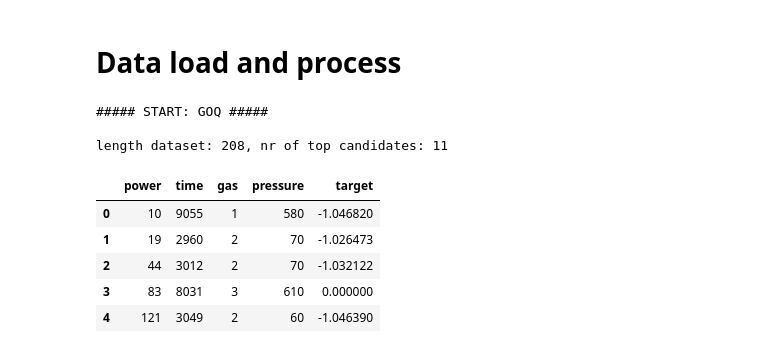
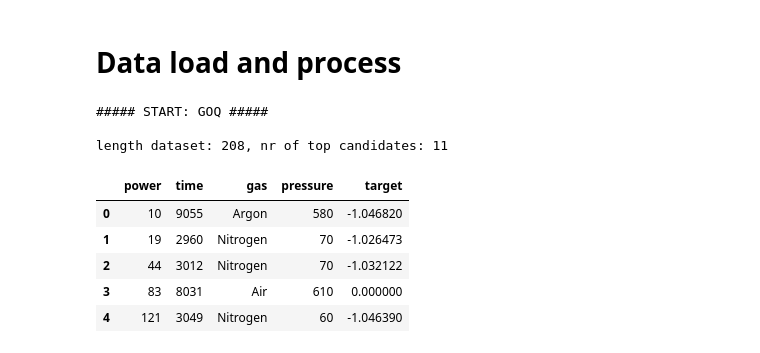
Before and after one commit to hududed/bayesian-materials-science-benchmarking, a Jupyter notebook: bayesian_materials_science_benchmarking/perf_viz.ipynb, the cells around one changed output. Cells and saved outputs as stored; diff of their text form; code cells hidden in the pictures.

```diff
--- a/bayesian_materials_science_benchmarking/perf_viz.ipynb
+++ b/bayesian_materials_science_benchmarking/perf_viz.ipynb
@@ -8,33 +8,33 @@ import math
 # %% [markdown]
 # Data load and process
 # %%
-dataset_name = 'GOQ'
+af_name, dataset_name = 'EI', 'GOQ'
 unique_ds, feature_name, objective_name = load_data(
     dataset_name, invert_y=True)
 
 print(f"##### START: {dataset_name} #####\n")
-unique_ds = categorical_to_int(
-    unique_ds, col_name='gas', categories=categories)
+# unique_ds = categorical_to_int(
+#     unique_ds, col_name='gas', categories=categories)
 X_feature = unique_ds[feature_name].values
 y = np.array(unique_ds[objective_name].values)
 n_dataset = len(unique_ds)
 # print(f"Number of data in set: {n_dataset}")
 
 # number of top candidates, currently using top 5% of total dataset size
 n_top = int(math.ceil(len(y)*.05))
 top_indices = list(unique_ds.sort_values(objective_name).head(n_top).index)
 print(f"length dataset: {n_dataset}, nr of top candidates: {n_top}")
 unique_ds.head()
 # %% [output]
 ##### START: GOQ #####
 
 length dataset: 208, nr of top candidates: 11
 |  | power | time | gas | pressure | target |
-| 0 | 10 | 9055 | 1 | 580 | -1.046820 |
-| 1 | 19 | 2960 | 2 | 70 | -1.026473 |
-| 2 | 44 | 3012 | 2 | 70 | -1.032122 |
-| 3 | 83 | 8031 | 3 | 610 | 0.000000 |
-| 4 | 121 | 3049 | 2 | 60 | -1.046390 |
+| 0 | 10 | 9055 | Argon | 580 | -1.046820 |
+| 1 | 19 | 2960 | Nitrogen | 70 | -1.026473 |
+| 2 | 44 | 3012 | Nitrogen | 70 | -1.032122 |
+| 3 | 83 | 8031 | Air | 610 | 0.000000 |
+| 4 | 121 | 3049 | Nitrogen | 60 | -1.046390 |
 # %%
 # Load ensemble calculation results from framework
 # for 50 ensembles, they take some time to run
```
Also changed, not shown: parts of 5 cells of this notebook, 1 other file.
